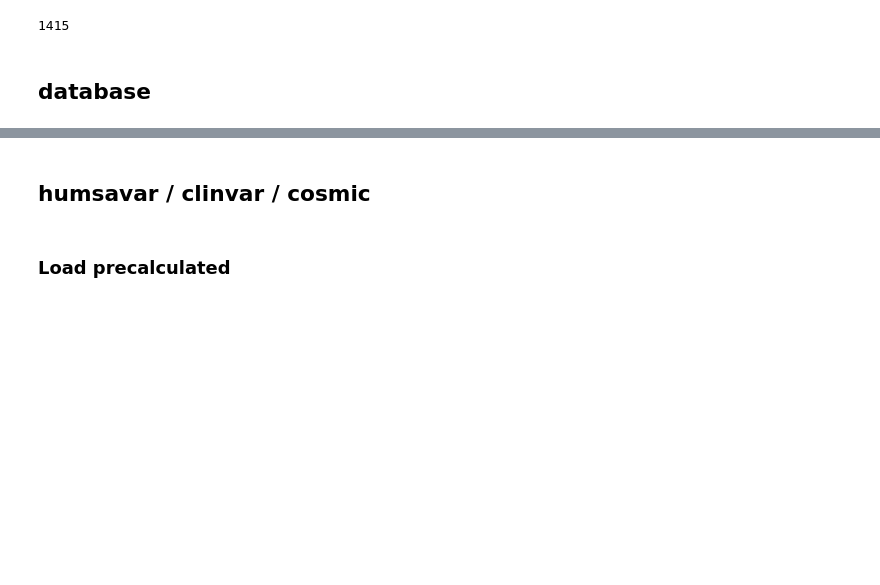
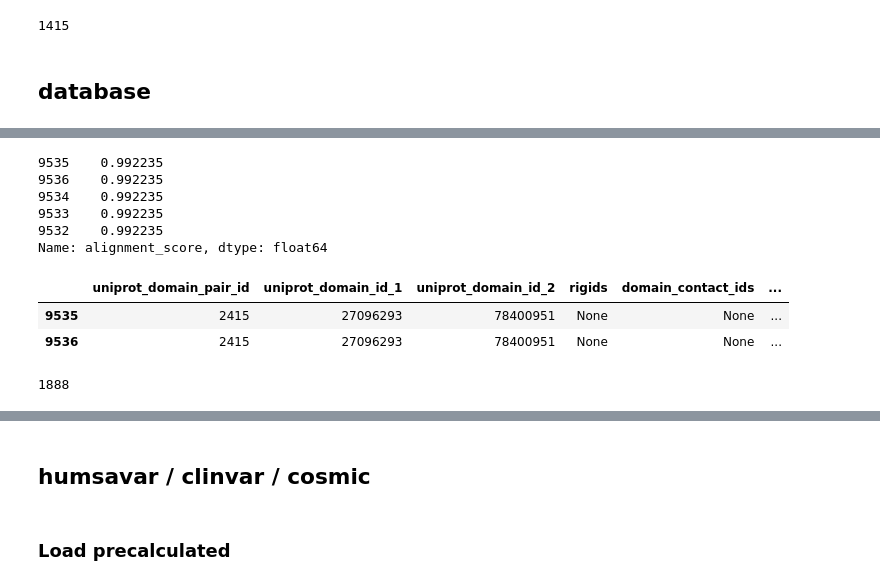
Before and after one commit to datapkg/elaspic_training_set, a Jupyter notebook: notebooks/interface_load_data.ipynb, the cells around one changed output, grey strips where cells are left out. Saved outputs shown, nothing was run; the diff lists cells and outputs as text; code cells hidden in the pictures; blank space fills up the shorter version.

```diff
--- a/notebooks/interface_load_data.ipynb
+++ b/notebooks/interface_load_data.ipynb
@@ -152,0 +155,9 @@ print(database_results.shape[0])
+# %%
+database_results.sort_values('alignment_score', ascending=False)['alignment_score'].head()
+# %% [output]
+9535    0.992235
+9536    0.992235
+9534    0.992235
+9533    0.992235
+9532    0.992235
+Name: alignment_score, dtype: float64
@@ -153,3 +170,11 @@ print(database_results.shape[0])
+# %%
+display(database_results.head(2))
+print(database_results.shape[0])
+# %% [output]
+|  | uniprot_domain_pair_id | uniprot_domain_id_1 | uniprot_domain_id_2 | rigids | domain_contact_ids | ... |
+| 9535 | 2415 | 27096293 | 78400951 | None | None | ... |
+| 9536 | 2415 | 27096293 | 78400951 | None | None | ... |
+1888
 # %%
 def get_partner_uniprot_id(uniprot_id, uniprot_id_1, uniprot_id_2):
     if uniprot_id == uniprot_id_1:
```
Also changed, not shown: parts of 22 cells of this notebook.
